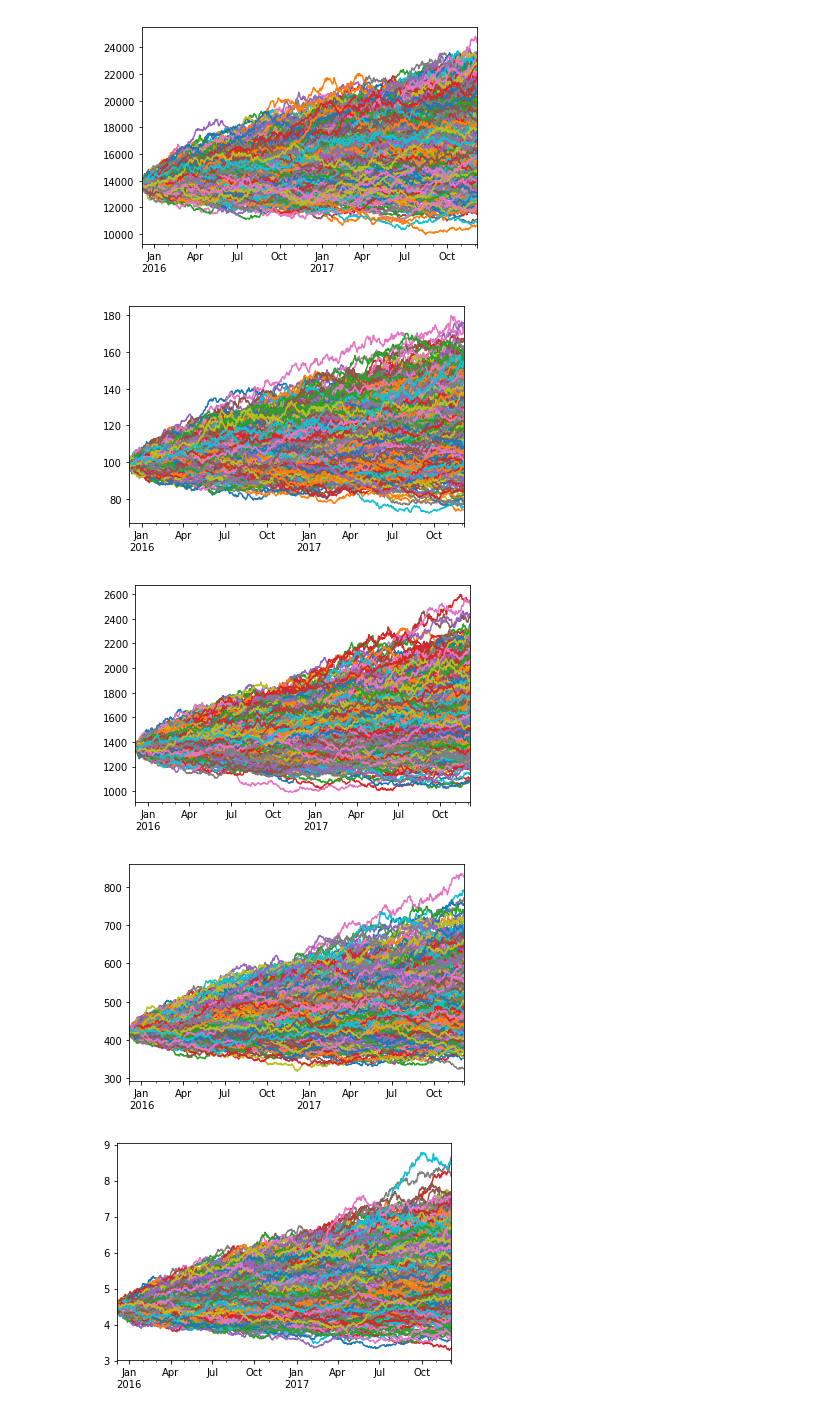
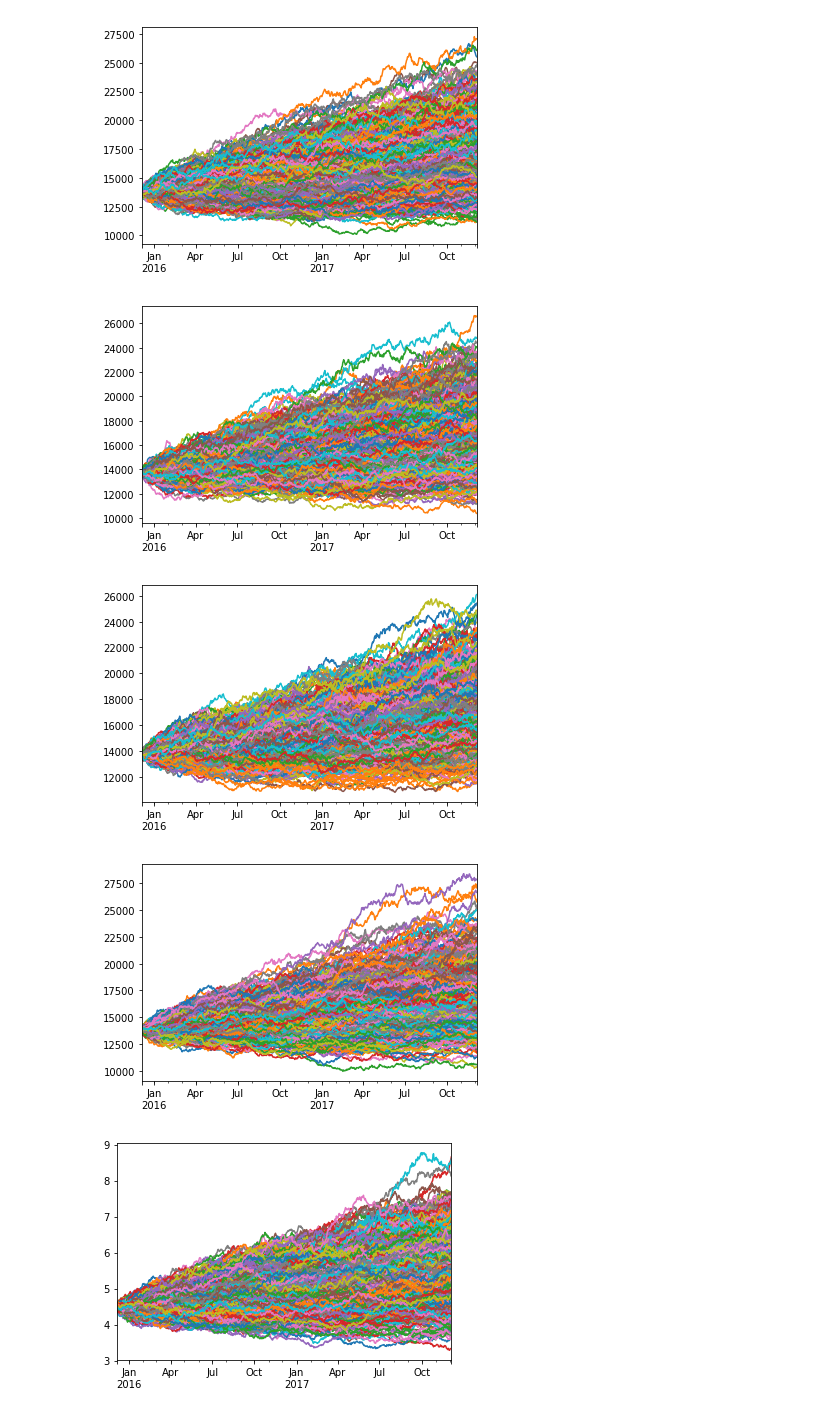
Before and after one commit to Niteeshkanungo/Final-project, a Jupyter notebook: Monte_Carlo.ipynb, the cells around one changed output. Drawn from its saved outputs; the diff is of its cells as text; code cells hidden in the pictures.

```diff
--- a/Monte_Carlo.ipynb
+++ b/Monte_Carlo.ipynb
@@ -22,8 +22,7 @@ all_data = {ticker:web.DataReader(ticker,source,start_date,end_date)
 ticker_price = pd.DataFrame({ticker: data['Adj Close']
                                   for ticker, data in all_data.items()})
 # %%
-def brownian_motion(D = 1, N = 100, mu = 0.1, sigma = 0.01, S0 = 1):
-    dt = D/N
+def brownian_motion(D = 1, N = 100, mu = 0.1, sigma = 0.01, S0 = 1,dt = 1):
     X = np.random.normal(mu * dt, sigma* np.sqrt(dt), N)
     X = np.cumsum(X)
     S = S0 * np.exp(X)
@@ -31,39 +30,40 @@ def brownian_motion(D = 1, N = 100, mu = 0.1, sigma = 0.01, S0 = 1):
 dates = pd.date_range('2015-12-05', '2017-12-05')
 D = (dates.max()-dates.min()).days / 365
 N = dates.size
+dt = D/N
 # %%
-start_price = ticker_price["BTC-USD"][-1]
+start = ticker_price["BTC-USD"][-1]
 m= 1000
 for i in range(m):
-    btc = pd.Series(brownian_motion(D, N, sigma=0.1, S0=start_price), index=dates)
+    btc = pd.Series(brownian_motion(D, N, sigma=0.1, S0=start,dt = dt), index=dates)
     btc.plot()
 plt.show()
 # %% [output]
-[figure, old version]
+[figure, new version]
 # %%
 start_price = ticker_price["LTC-USD"][-1]
 for i in range(1000):
-    ltc = pd.Series(brownian_motion(D, N, sigma=0.1, S0=start_price), index=dates)
+    ltc = pd.Series(brownian_motion(D, N, sigma=0.1, S0=start,dt =dt), index=dates)
     ltc.plot()
 plt.show()
 # %% [output]
-[figure, old version]
+[figure, new version]
 # %%
 start_price = ticker_price["BCH-USD"][-1]
 for i in range(1000):
-    bch = pd.Series(brownian_motion(D, N, sigma=0.1, S0=start_price), index=dates)
+    bch = pd.Series(brownian_motion(D, N, sigma=0.1, S0=start,dt =dt), index=dates)
     bch.plot()
 plt.show()
 # %% [output]
-[figure, old version]
+[figure, new version]
 # %%
 start_price = ticker_price["ETH-USD"][-1]
 for i in range(1000):
-    eth = pd.Series(brownian_motion(D, N, sigma=0.1, S0=start_price), index=dates)
+    eth = pd.Series(brownian_motion(D, N, sigma=0.1, S0=start,dt = dt), index=dates)
     eth.plot()
 plt.show()
 # %% [output]
-[figure, old version]
+[figure, new version]
 # %%
 start_price = ticker_price["IOT-USD"][-1]
 for i in range(1000):
```
Also changed, not shown: parts of 2 cells of this notebook.
